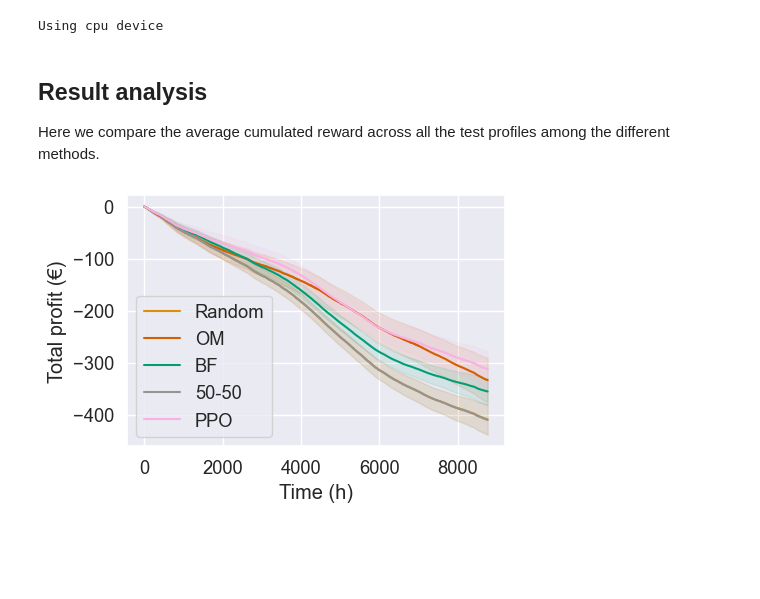
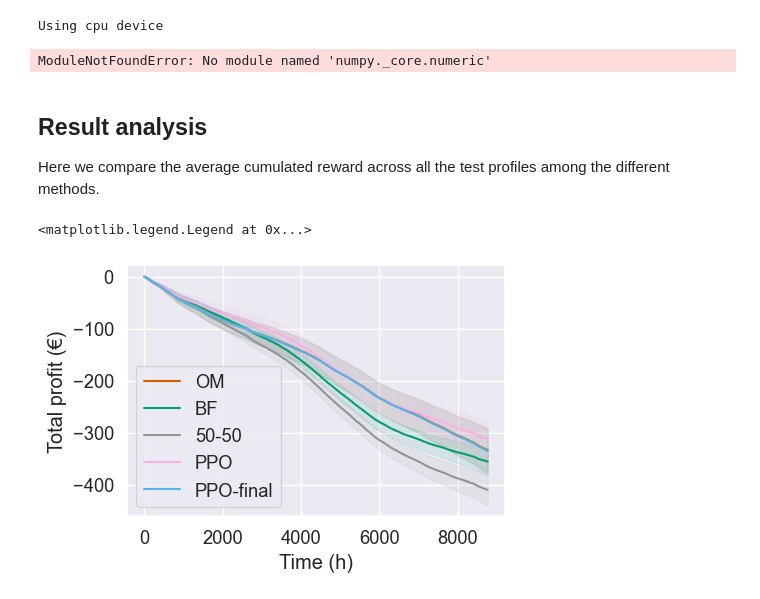
Before and after one commit to Daveonwave/gym4ReaL, a Jupyter notebook: examples/microgrid/benchmarks.ipynb, the cells around one changed output. Drawn from its saved outputs; the diff is of its cells as text; code cells hidden in the pictures; blank space fills up the shorter version.

Commit message:
exp for learning curves

```diff
--- a/examples/microgrid/benchmarks.ipynb
+++ b/examples/microgrid/benchmarks.ipynb
@@ -181,36 +186,85 @@ for profile in tqdm(test_profiles):
         rewards[alg][profile]['pure'].append(list(info[0]['pure_rewards'].values()))
 # %% [output]
 Using cpu device
+# %%
+vec_env = make_vec_env("gym4real/microgrid-v0", n_envs=1, env_kwargs={'settings':params})
+
+alg = 'best'
+rewards[alg] = {}
+
+model = PPO.load("examples/microgrid/trained_models/ppo-samu_best")
+
+for profile in tqdm(test_profiles):
+    vec_env.set_options({'eval_profile': str(profile)})
+    obs = vec_env.reset()
+
+    cumulated_reward = 0
+    rewards[alg][profile] = {}
+    rewards[alg][profile]['pure'] = []
+    done = False
+
+    while not done:
+        action, _states = model.predict(obs)
+        obs, r, dones, info = vec_env.step(action)
+        done = dones[0]
+        rewards[alg][profile]['pure'].append(list(info[0]['pure_rewards'].values()))
+# %% [output]
+ModuleNotFoundError: No module named 'numpy._core.numeric'
+# %%
+vec_env = make_vec_env("gym4real/microgrid-v0", n_envs=1, env_kwargs={'settings':params})
+
+alg = 'final'
+rewards[alg] = {}
+
+model = PPO.load("examples/microgrid/trained_models/100eps_envs8_NN64-32_gamma099_bs512_nsteps8192_epochs10_gae095_clip02_ent00_vf05_maxgrad05_lr5e-5")
+#model = PPO.load("examples/microgrid/trained_models/ppo-samu_final")
+
+for profile in tqdm(test_profiles):
+    vec_env.set_options({'eval_profile': str(profile)})
+    obs = vec_env.reset()
+
+    cumulated_reward = 0
+    rewards[alg][profile] = {}
+    rewards[alg][profile]['pure'] = []
+    done = False
+
+    while not done:
+        action, _states = model.predict(obs)
+        obs, r, dones, info = vec_env.step(action)
+        done = dones[0]
+        rewards[alg][profile]['pure'].append(list(info[0]['pure_rewards'].values()))
 # %% [markdown]
 ## Result analysis
 Here we compare the average cumulated reward across all the test profiles among the different methods.
 # %%
 fig, ax = plt.subplots(1, 1, figsize=(5, 3.5), tight_layout=True)
 
-for i, alg in enumerate(rewards.keys()):
-    cum_rewards = []
-    for profile in rewards[alg].keys():
-        cum_rewards.append(np.cumsum([rewards[alg][profile]['pure'][i][0] + rewards[alg][profile]['pure'][i][1] for i in range(len(rewards[alg][profile]['pure']))]))
+for alg in rewards.keys():
+    if alg != 'random':
+        cum_rewards = []
+        for profile in rewards[alg].keys():
+            cum_rewards.append(np.cumsum([rewards[alg][profile]['pure'][i][0] + rewards[alg][profile]['pure'][i][1] for i in range(len(rewards[alg][profile]['pure']))]))
 
-    means = np.mean(cum_rewards, axis=0)
-    stds = np.std(cum_rewards, axis=0)
-    ci = 1.96 * stds/np.sqrt(len(rewards[alg].keys()))
+        means = np.mean(cum_rewards, axis=0)
+        stds = np.std(cum_rewards, axis=0)
+        ci = 1.96 * stds/np.sqrt(len(rewards[alg].keys()))
 
-    ax.plot(means, label=alg_labels[alg], color=alg_color[alg])
-    ax.fill_between(range(len(means)), means + ci, means - ci, color=alg_color[alg], alpha=0.1)
+        ax.plot(means, label=alg_labels[alg], color=alg_color[alg])
+        ax.fill_between(range(len(means)), means + ci, means - ci, color=alg_color[alg], alpha=0.1)
 
 ax.legend()
 # Set axis labels
 ax.set_xlabel("Time (h)")
 ax.set_ylabel("Total profit (€)")
 
 # Add legend
 ax.legend()
 
 # Save figure
-plt.savefig('plots/microgrid_avg_reward.pdf')
+#plt.savefig('plots/microgrid_avg_reward.pdf')
 # %% [output]
+<matplotlib.legend.Legend at 0x...>
-[figure, old version]
+[figure, new version]
 # %%
 from matplotlib.ticker import ScalarFormatter
 
```
Also changed, not shown: parts of 3 cells of this notebook, 9 other files.
